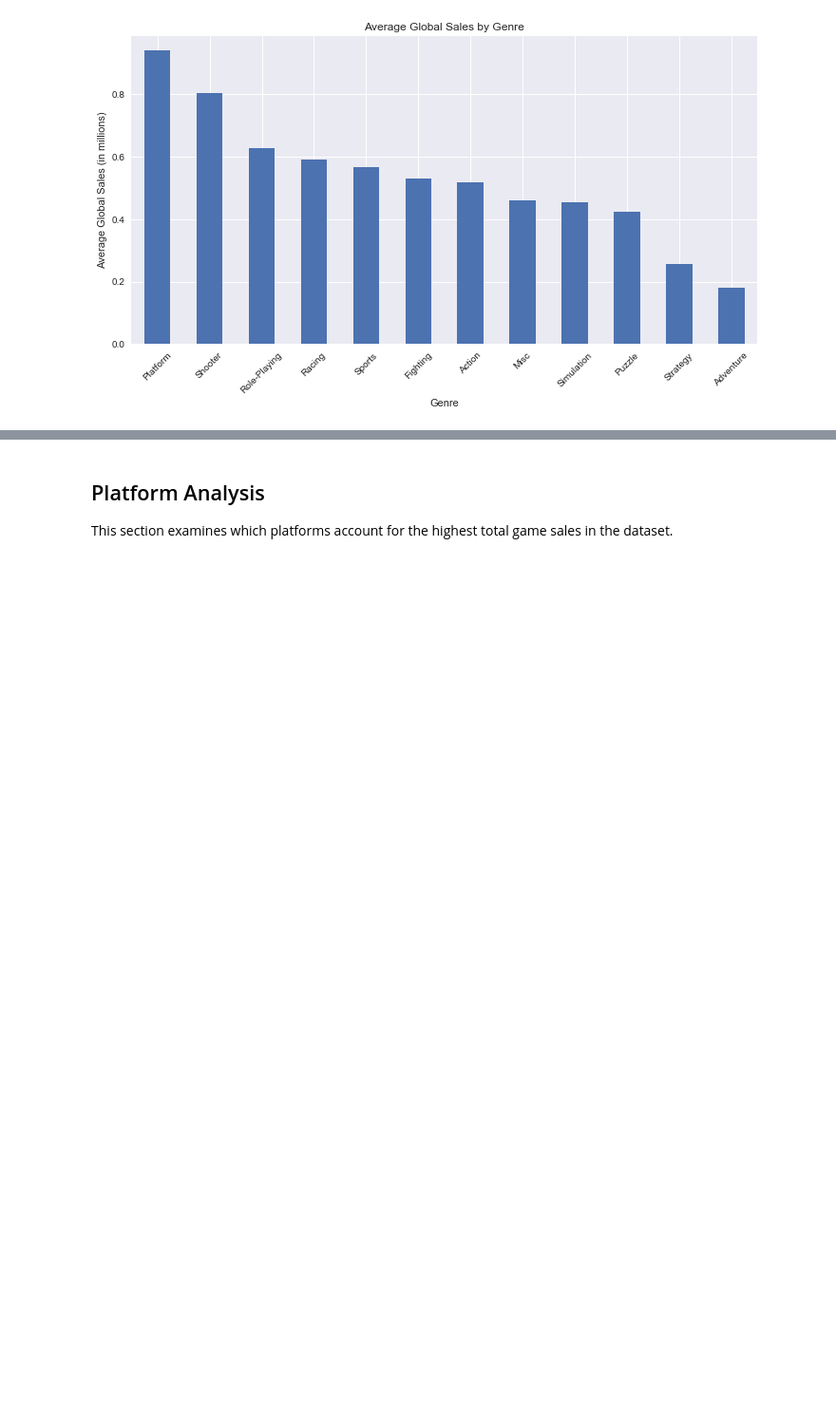
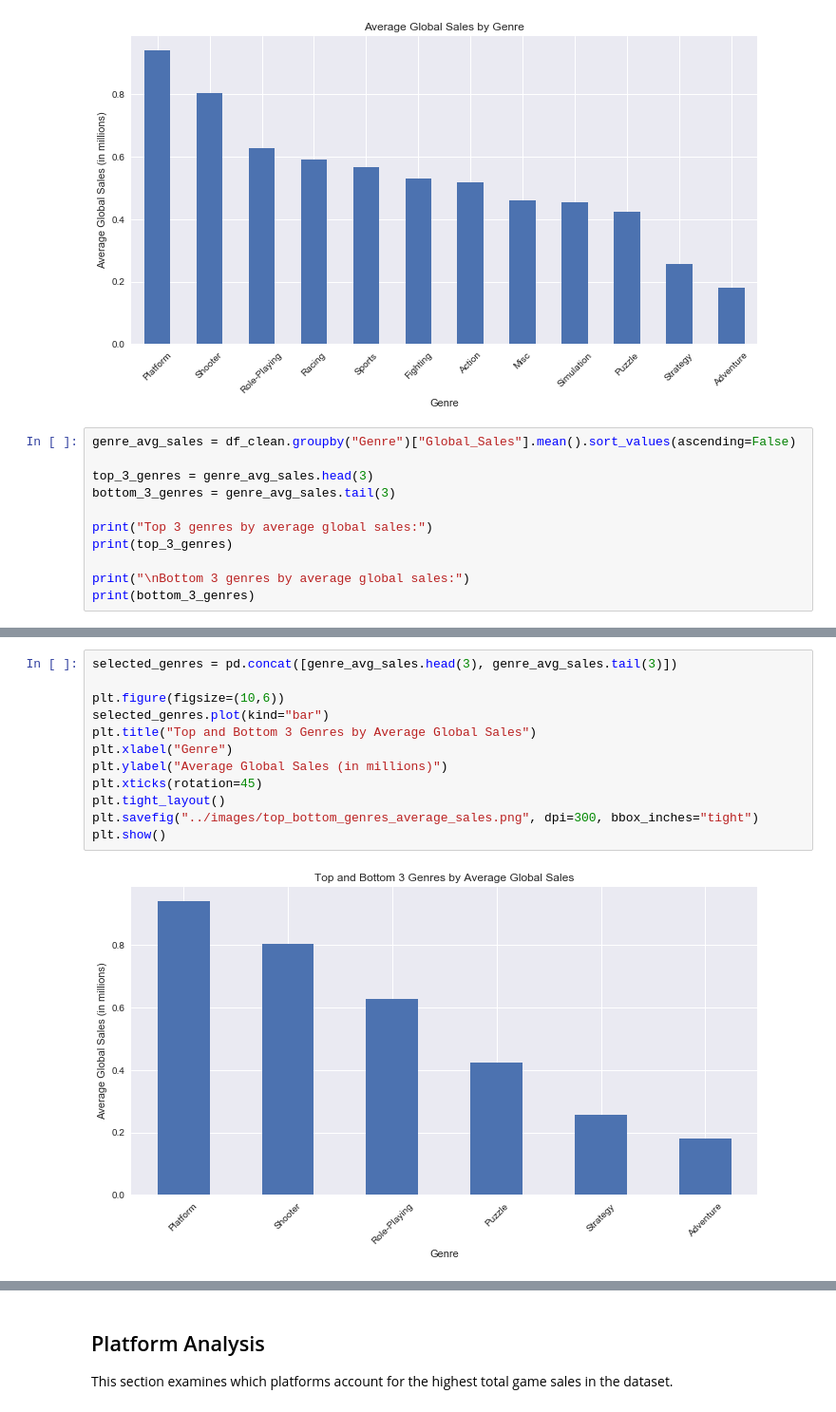
Before and after one commit to maincato/video-game-success-analysis, a Jupyter notebook: notebooks/video_game_success_analysis.ipynb, the cells around one changed output, grey strips where cells are left out. Shown at 95% size. Cells and saved outputs as stored; diff of their text form; blank space fills up the shorter version.

```diff
--- a/notebooks/video_game_success_analysis.ipynb
+++ b/notebooks/video_game_success_analysis.ipynb
@@ -133,3 +133,14 @@ plt.savefig("../images/average_sales_by_genre.png", dpi=300, bbox_inches="tight"
 plt.show()
 # %% [output]
 [figure]
+# %%
+genre_avg_sales = df_clean.groupby("Genre")["Global_Sales"].mean().sort_values(ascending=False)
+
+top_3_genres = genre_avg_sales.head(3)
+bottom_3_genres = genre_avg_sales.tail(3)
+
+print("Top 3 genres by average global sales:")
+print(top_3_genres)
+
+print("\nBottom 3 genres by average global sales:")
+print(bottom_3_genres)
@@ -135,0 +164,14 @@ plt.show()
+# %%
+selected_genres = pd.concat([genre_avg_sales.head(3), genre_avg_sales.tail(3)])
+
+plt.figure(figsize=(10,6))
+selected_genres.plot(kind="bar")
+plt.title("Top and Bottom 3 Genres by Average Global Sales")
+plt.xlabel("Genre")
+plt.ylabel("Average Global Sales (in millions)")
+plt.xticks(rotation=45)
+plt.tight_layout()
+plt.savefig("../images/top_bottom_genres_average_sales.png", dpi=300, bbox_inches="tight")
+plt.show()
+# %% [output]
+[figure, added]
```
Also changed, not shown: parts of 10 cells of this notebook.
